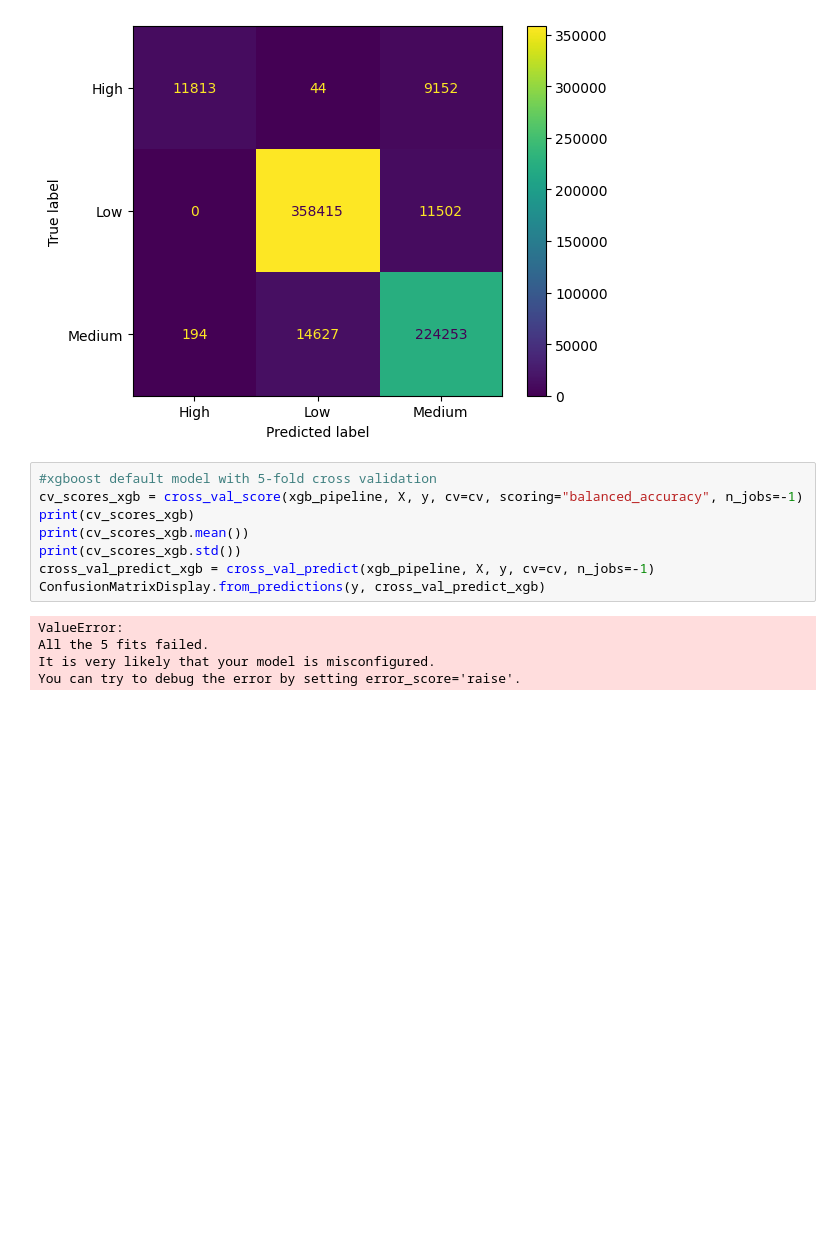
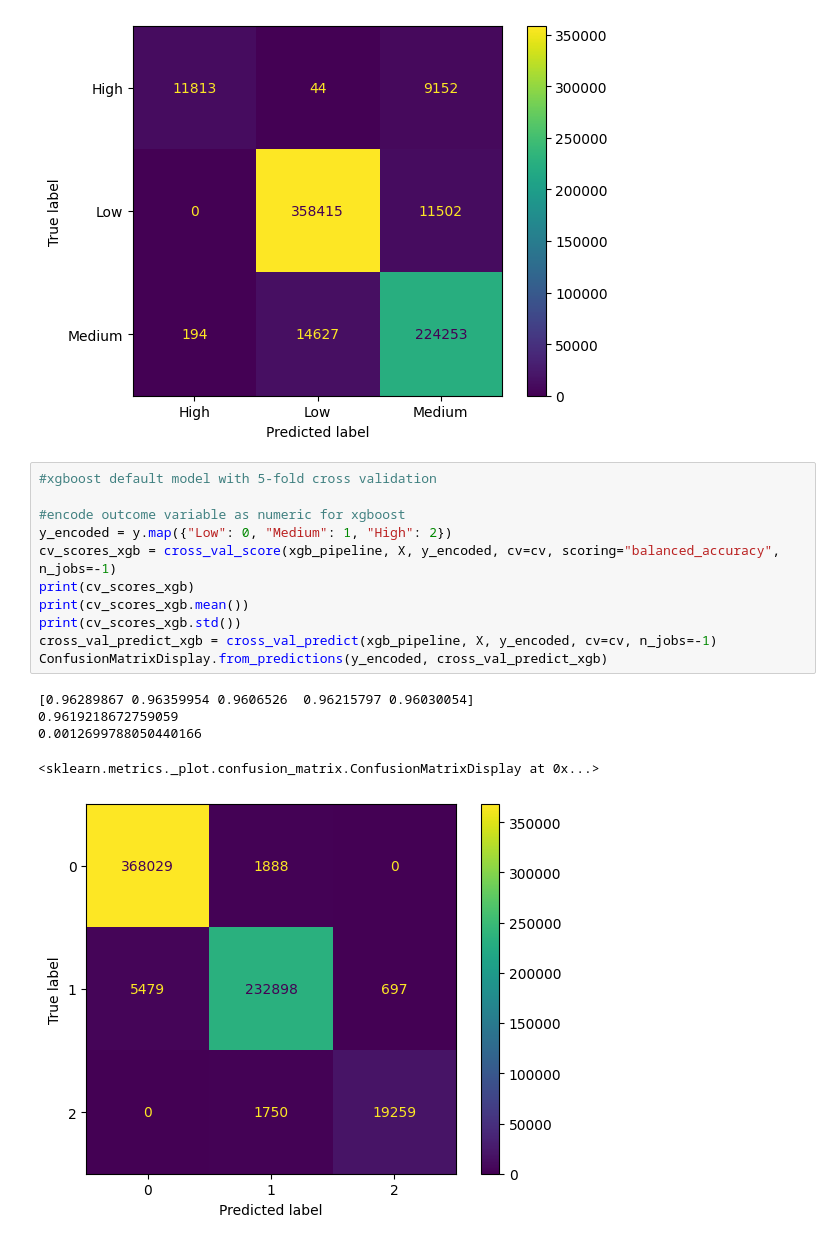
Before and after one commit to donya-beh/GSB-545, a Jupyter notebook: Kaggle Comp/Kaggle Homework-Donya Behroozi-donya_beh.ipynb, the cells around one changed output. Saved outputs shown, nothing was run; the diff lists cells and outputs as text; blank space fills up the shorter version.

Commit message:
Default modeling finished

```diff
--- a/Kaggle Comp/Kaggle Homework-Donya Behroozi-donya_beh.ipynb
+++ b/Kaggle Comp/Kaggle Homework-Donya Behroozi-donya_beh.ipynb
@@ -526,14 +528,18 @@ ConfusionMatrixDisplay.from_predictions(y, cross_val_predict_et)
 [figure]
 # %%
 #xgboost default model with 5-fold cross validation
-cv_scores_xgb = cross_val_score(xgb_pipeline, X, y, cv=cv, scoring="balanced_accuracy", n_jobs=-1)
+
+#encode outcome variable as numeric for xgboost
+y_encoded = y.map({"Low": 0, "Medium": 1, "High": 2})
+cv_scores_xgb = cross_val_score(xgb_pipeline, X, y_encoded, cv=cv, scoring="balanced_accuracy", n_jobs=-1)
 print(cv_scores_xgb)
 print(cv_scores_xgb.mean())
 print(cv_scores_xgb.std())
-cross_val_predict_xgb = cross_val_predict(xgb_pipeline, X, y, cv=cv, n_jobs=-1)
-ConfusionMatrixDisplay.from_predictions(y, cross_val_predict_xgb)
+cross_val_predict_xgb = cross_val_predict(xgb_pipeline, X, y_encoded, cv=cv, n_jobs=-1)
+ConfusionMatrixDisplay.from_predictions(y_encoded, cross_val_predict_xgb)
 # %% [output]
-ValueError:
-All the 5 fits failed.
-It is very likely that your model is misconfigured.
-You can try to debug the error by setting error_score='raise'.
+[0.96289867 0.96359954 0.9606526  0.96215797 0.96030054]
+0.9619218672759059
+0.0012699788050440166
+<sklearn.metrics._plot.confusion_matrix.ConfusionMatrixDisplay at 0x...>
+[figure, added]
```
Also changed, not shown: parts of 3 cells of this notebook.
